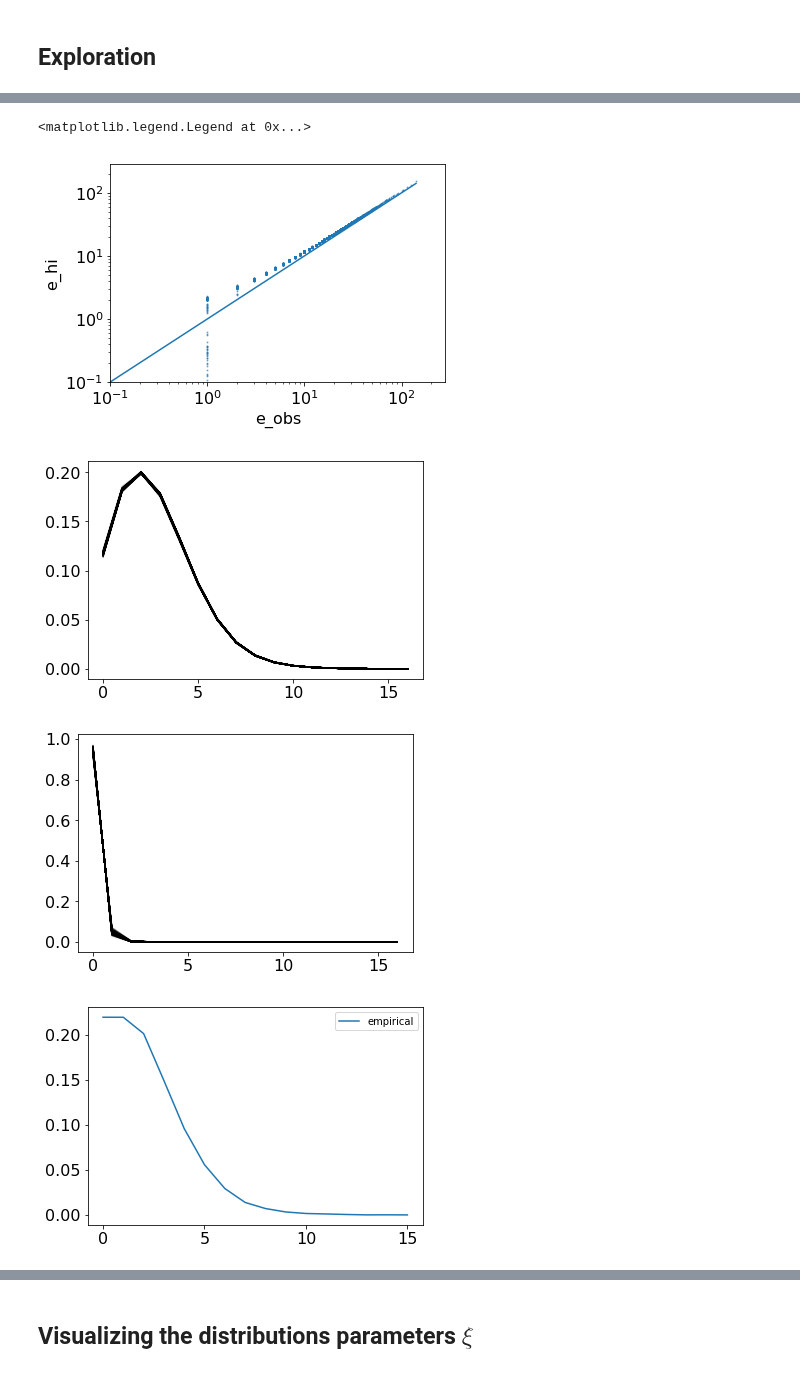
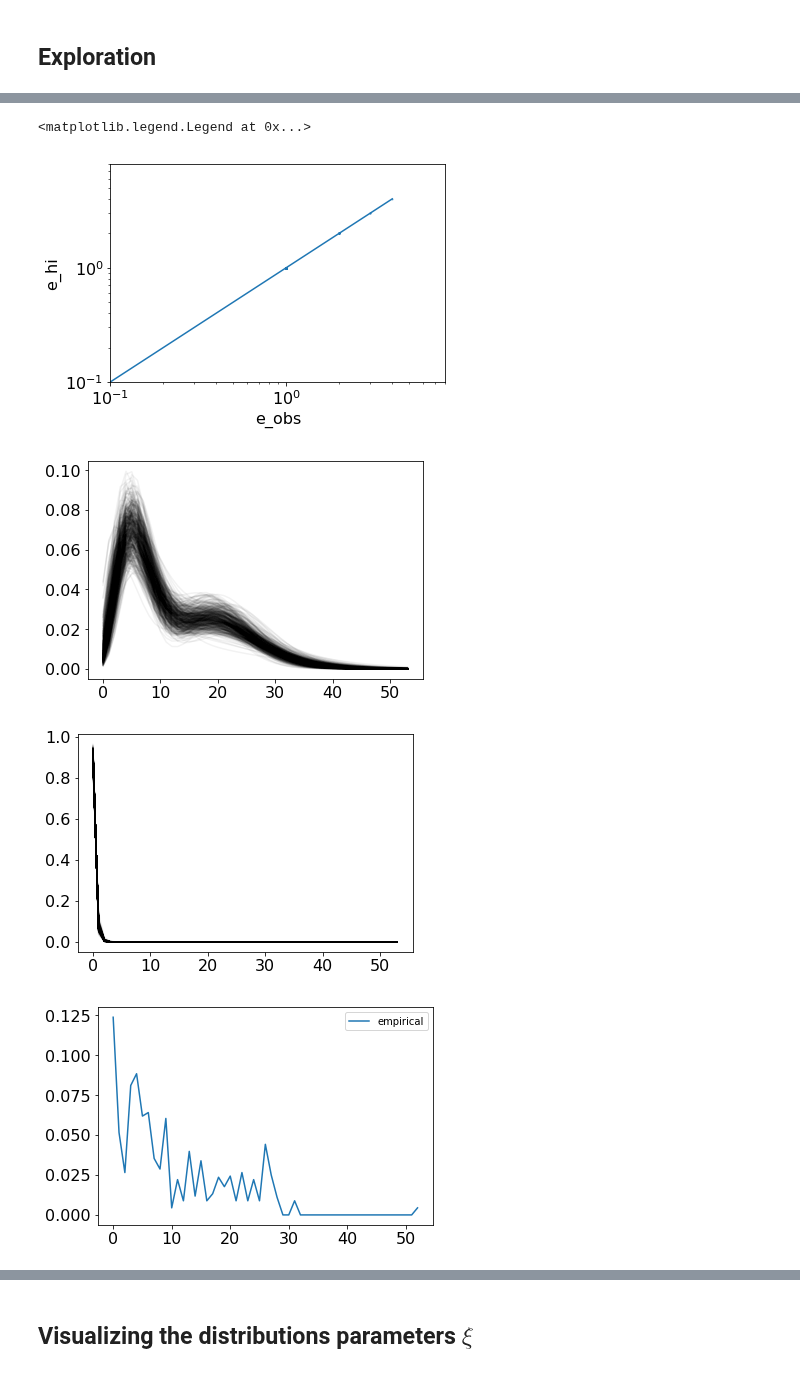
Before and after one commit to broadinstitute/CellBender, a Jupyter notebook: proto/chimera/notebooks/dtm_exploration.ipynb, the cells around one changed output, grey strips where cells are left out. Drawn from its saved outputs; the diff is of its cells as text; code cells hidden in the pictures.

```diff
--- a/proto/chimera/notebooks/dtm_exploration.ipynb
+++ b/proto/chimera/notebooks/dtm_exploration.ipynb
@@ -40,11 +40,11 @@ plt.rc('ytick', labelsize=16)
 device = torch.device('cuda')
 dtype = torch.float
 
-dataset_name = 'pbmc4k_ss_rate_0.25'
-sc_fingerprint_path = '/home/jupyter/data/10x/pbmc4k_ss_rate_0.25_sc_fingerprint.pkl'
+# dataset_name = 'pbmc4k_ss_rate_0.25'
+# sc_fingerprint_path = '/home/jupyter/data/10x/pbmc4k_ss_rate_0.25_sc_fingerprint.pkl'
 
-# dataset_name = 'pbmc4k'
-# sc_fingerprint_path = '/home/jupyter/data/10x/pbmc4k_sc_fingerprint.pkl'
+dataset_name = 'pbmc4k'
+sc_fingerprint_path = '/home/jupyter/data/10x/pbmc4k_sc_fingerprint.pkl'
 
 # dataset_name = 'neuron_9k'
 # sc_fingerprint_path = '/home/jupyter/data/10x/neuron_9k_sc_fingerprint.pkl'
@@ -54,8 +54,8 @@ zinb_fitter_kwargs = {
     'max_iters': 10_000,
     'p_zero_l1_reg': 0.001,
     'outlier_stringency': 5.0,
-    'max_zinb_p_zero': 0.9995,
-    'min_zinb_p_zero': 0.0005,
+    'max_zinb_p_zero': 0.995,
+    'min_zinb_p_zero': 0.005,
     'min_nb_phi': 0.01,
     'max_nb_phi': 0.95
 }
@@ -81,11 +81,13 @@ sc_fingerprint_base = SingleCellFingerprintBase.load(sc_fingerprint_path)
 sc_fingerprint_base = sc_fingerprint_base.filter_genes(
     max_good_turing=1.,
     min_total_gene_expression=1.).sort_genes_by_expression()
+gene_expr_ladder_idx_list = sc_fingerprint_base.gene_idx_list[::10]
+sc_fingerprint_base = sc_fingerprint_base.subset_genes(gene_expr_ladder_idx_list)
 
 # Instantiate the fingerprint datastore
 sc_fingerprint_dtm = SingleCellFingerprintDTM(
     sc_fingerprint_base,
-    n_gene_groups=100,
+    n_gene_groups=10,
     zinb_fitter_kwargs=zinb_fitter_kwargs,
     max_estimated_chimera_family_size=0,
     allow_dense_int_ndarray=False,
@@ -563,13 +567,13 @@ with torch.no_grad():
 # %%
-gene_index = 35
+gene_index = 8000
 
 sampler = PosteriorGeneExpressionSampler(model, device, dtype)
 expr_dict = sampler.get_gene_expression_posterior_sampling_summary(
     gene_index=gene_index,
     n_proposals_omega=20,
     n_particles_omega=10,
-    n_particles_cell=5,
-    n_particles_expression=10,
+    n_particles_cell=10,
+    n_particles_expression=20,
     cell_shard_size=500,
     run_mode="full",
     only_expressing_cells=False)
@@ -582,7 +586,7 @@ expr_dict = sampler.get_gene_expression_posterior_sampling_summary(
 #     run_mode='full',
 #     mode_estimation_strategy='lower_bound')
 
-e_hi = expr_dict['e_hi_mean']
+e_hi = expr_dict['e_hi_map']
 mu_e_hi_g, phi_e_hi_g, logit_p_zero_e_hi_g = model._decode_e_hi_zeta(
     pyro.param("e_hi_zeta_posterior_loc_gr"))
 e_hi_prior_dist = ZeroInflatedNegativeBinomial(
@@ -665,8 +669,8 @@ mean_e_hi (prior): 19.87101173400879
 <matplotlib.legend.Legend at 0x...>
-[figure, old version]
+[figure, new version]
-[figure, old version]
+[figure, new version]
-[figure, old version]
+[figure, new version]
-[figure, old version]
+[figure, new version]
 # %%
 plt.figure(figsize=(18,4))
 
```
Also changed, not shown: parts of 26 cells of this notebook.
